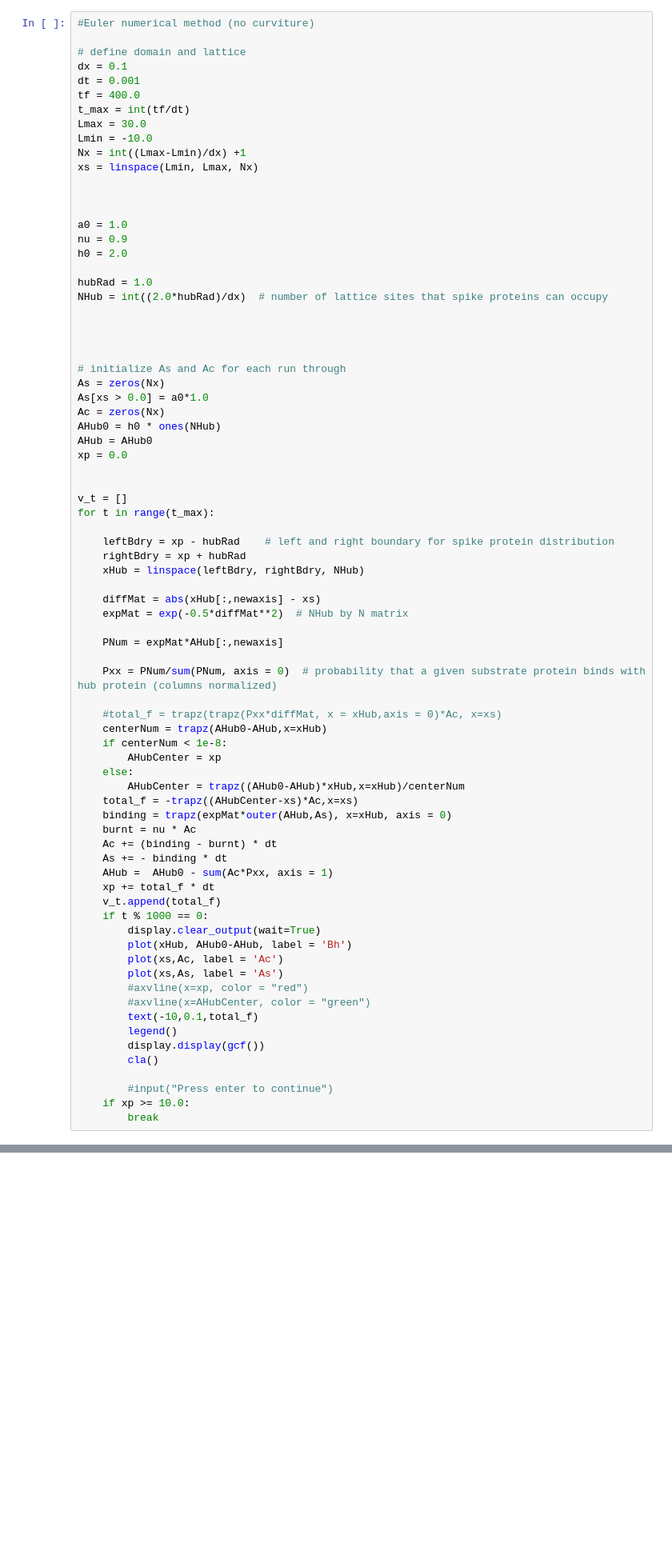
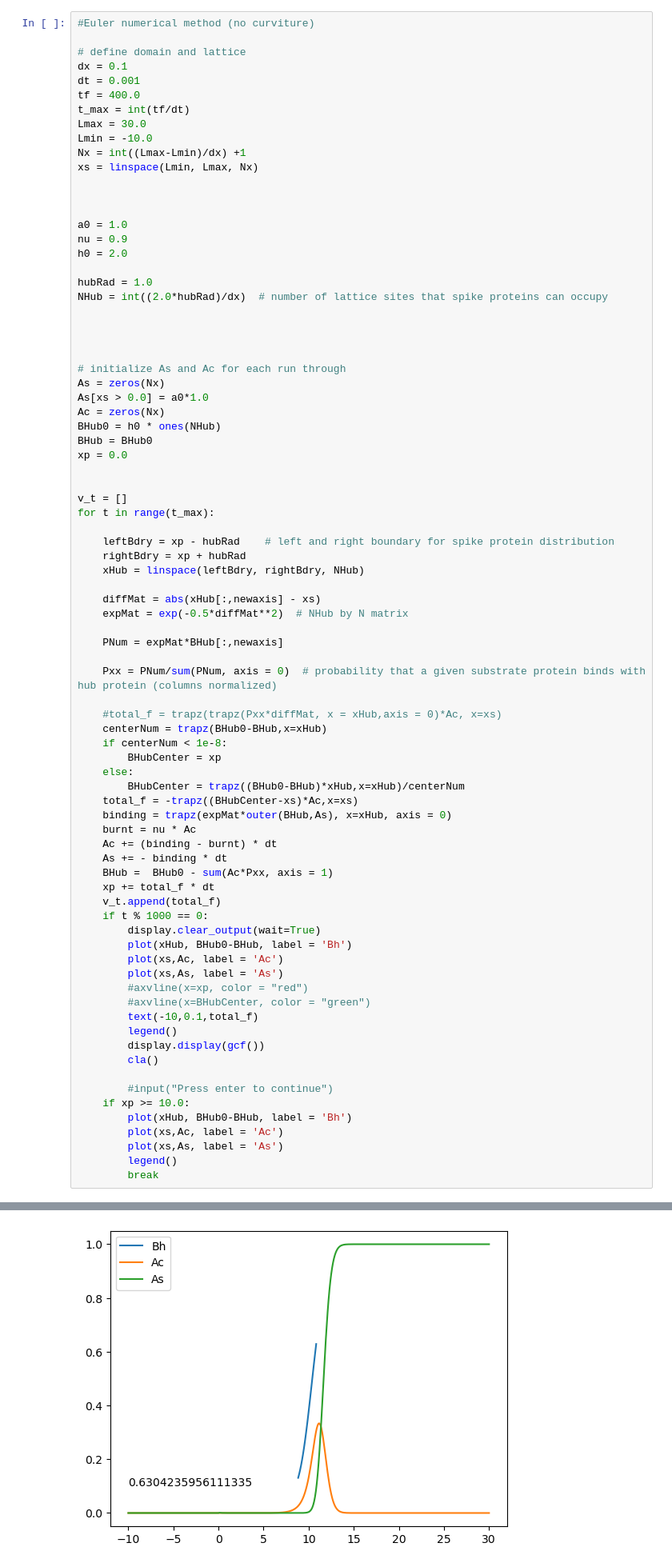
Before and after one commit to mar-rem/Optimizing-efficiency-and-motililty-of-a-polyvalent-molecular-motor, a Jupyter notebook: FiniteHubDistribution.ipynb, the cells around one changed output, grey strips where cells are left out. Shown at 80% size. Cells and saved outputs as stored; diff of their text form; blank space fills up the shorter version.

```diff
--- a/FiniteHubDistribution.ipynb
+++ b/FiniteHubDistribution.ipynb
@@ -33,8 +35,8 @@ NHub = int((2.0*hubRad)/dx)  # number of lattice sites that spike proteins can o
 As = zeros(Nx)
 As[xs > 0.0] = a0*1.0
 Ac = zeros(Nx)
-AHub0 = h0 * ones(NHub)
-AHub = AHub0
+BHub0 = h0 * ones(NHub)
+BHub = BHub0
 xp = 0.0
 
 
@@ -48,31 +50,31 @@ for t in range(t_max):
     diffMat = abs(xHub[:,newaxis] - xs)
     expMat = exp(-0.5*diffMat**2)  # NHub by N matrix
 
-    PNum = expMat*AHub[:,newaxis]
+    PNum = expMat*BHub[:,newaxis]
 
     Pxx = PNum/sum(PNum, axis = 0)  # probability that a given substrate protein binds with hub protein (columns normalized)
 
     #total_f = trapz(trapz(Pxx*diffMat, x = xHub,axis = 0)*Ac, x=xs)
-    centerNum = trapz(AHub0-AHub,x=xHub)
+    centerNum = trapz(BHub0-BHub,x=xHub)
     if centerNum < 1e-8:
-        AHubCenter = xp
+        BHubCenter = xp
     else:
-        AHubCenter = trapz((AHub0-AHub)*xHub,x=xHub)/centerNum
-    total_f = -trapz((AHubCenter-xs)*Ac,x=xs)
-    binding = trapz(expMat*outer(AHub,As), x=xHub, axis = 0)
+        BHubCenter = trapz((BHub0-BHub)*xHub,x=xHub)/centerNum
+    total_f = -trapz((BHubCenter-xs)*Ac,x=xs)
+    binding = trapz(expMat*outer(BHub,As), x=xHub, axis = 0)
     burnt = nu * Ac
     Ac += (binding - burnt) * dt
     As += - binding * dt
-    AHub =  AHub0 - sum(Ac*Pxx, axis = 1)
+    BHub =  BHub0 - sum(Ac*Pxx, axis = 1)
     xp += total_f * dt
     v_t.append(total_f)
     if t % 1000 == 0:
         display.clear_output(wait=True)
-        plot(xHub, AHub0-AHub, label = 'Bh')
+        plot(xHub, BHub0-BHub, label = 'Bh')
         plot(xs,Ac, label = 'Ac')
         plot(xs,As, label = 'As')
         #axvline(x=xp, color = "red")
-        #axvline(x=AHubCenter, color = "green")
+        #axvline(x=BHubCenter, color = "green")
         text(-10,0.1,total_f)
         legend()
         display.display(gcf())
@@ -80,5 +82,9 @@ for t in range(t_max):
 
         #input("Press enter to continue")
     if xp >= 10.0:
+        plot(xHub, BHub0-BHub, label = 'Bh')
+        plot(xs,Ac, label = 'Ac')
+        plot(xs,As, label = 'As')
+        legend()
         break
 # %% [output]
@@ -86,3 +91,4 @@ KeyboardInterrupt:
+[figure, added]
 # %%
 #Euler method with curviture
 #comparing with point-like hub
```
Also changed, not shown: parts of 8 cells of this notebook, 8 other files.
